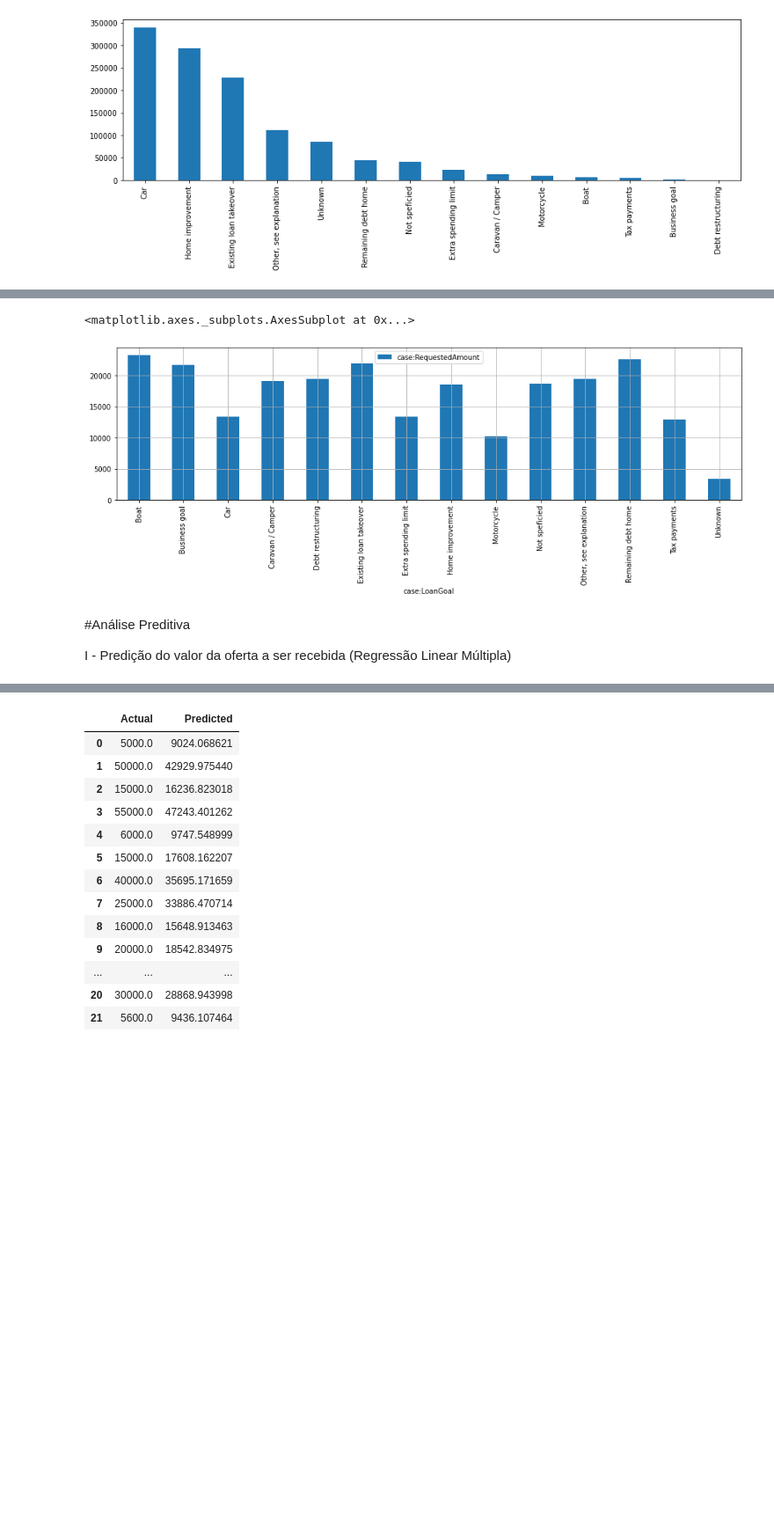
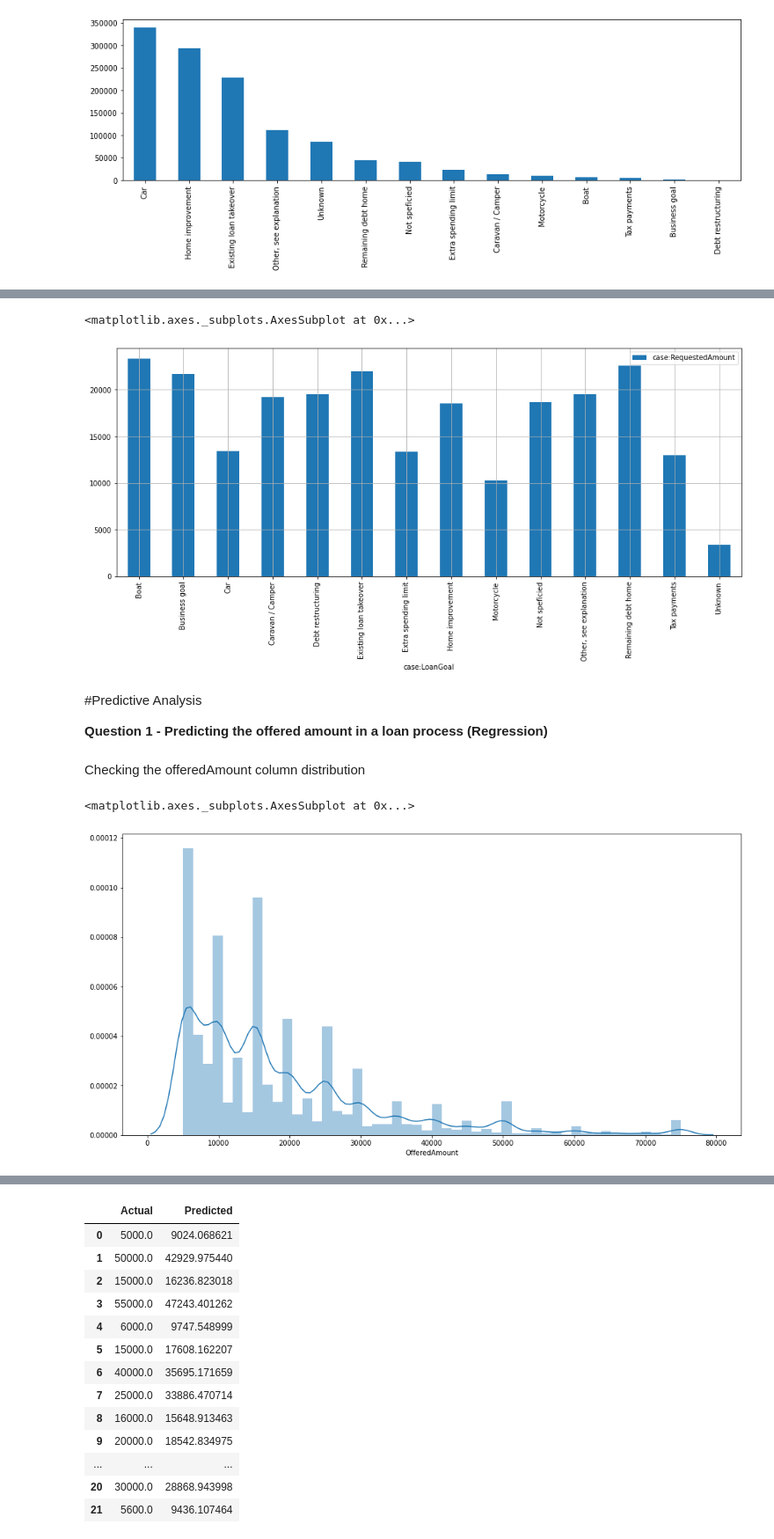
Before and after one commit to patrickherbeth/algoritimos_machine_learning, a Jupyter notebook: BPI_Challenge_2017.ipynb, the cells around one changed output, grey strips where cells are left out. Shown at 88% size. Saved outputs shown, nothing was run; the diff lists cells and outputs as text; code cells hidden in the pictures; blank space fills up the shorter version.

```diff
--- a/BPI_Challenge_2017.ipynb
+++ b/BPI_Challenge_2017.ipynb
@@ -123,11 +130,20 @@ II - Qual a média do valor do empréstimo pra cada um dos objetivos de emprést
 # %%
 base_media = application_df.groupby(["case:LoanGoal"]).mean()[["case:RequestedAmount"]]
 
-base_media.plot.bar(figsize=(16, 4), grid=True)
+base_media.plot.bar(figsize=(16, 6), grid=True)
 # %% [output]
 <matplotlib.axes._subplots.AxesSubplot at 0x...>
-[figure, old version]
+[figure, new version]
-# %% [markdown]
-#Análise Preditiva
-
-I - Predição do valor da oferta a ser recebida (Regressão Linear Múltipla)
+# %% [markdown]
+#Predictive Analysis
+
+**Question 1 - Predicting the offered amount in a loan process (Regression)**
+# %% [markdown]
+Checking the offeredAmount column distribution
+# %%
+plt.figure(figsize=(16, 8))
+plt.tight_layout()
+sns.distplot(application_df['OfferedAmount'])
+# %% [output]
+<matplotlib.axes._subplots.AxesSubplot at 0x...>
+[figure, added]
```
Also changed, not shown: parts of 44 cells of this notebook.
